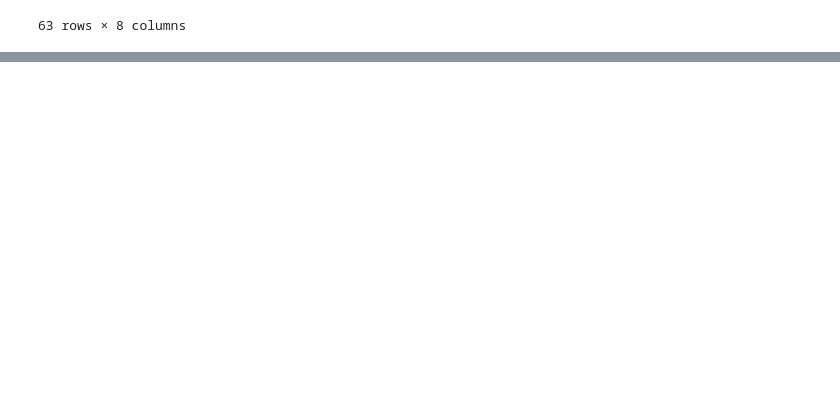
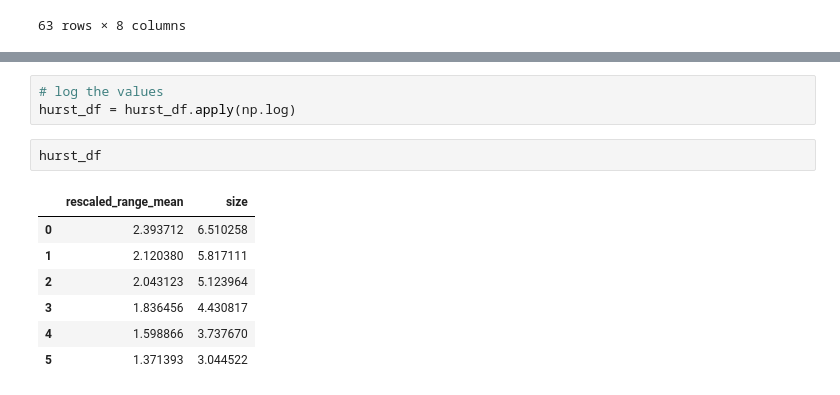
Before and after one commit to regression-gerry/hurst_capstone, a Jupyter notebook: notebooks/rescaled_range_analysis.ipynb, the cells around one changed output, grey strips where cells are left out. Drawn from its saved outputs; the diff is of its cells as text; blank space fills up the shorter version.

```diff
--- a/notebooks/rescaled_range_analysis.ipynb
+++ b/notebooks/rescaled_range_analysis.ipynb
@@ -166,0 +173,13 @@ six_three_means
+# %%
+# log the values
+hurst_df = hurst_df.apply(np.log)
+# %%
+hurst_df
+# %% [output]
+|  | rescaled_range_mean | size |
+| 0 | 2.393712 | 6.510258 |
+| 1 | 2.120380 | 5.817111 |
+| 2 | 2.043123 | 5.123964 |
+| 3 | 1.836456 | 4.430817 |
+| 4 | 1.598866 | 3.737670 |
+| 5 | 1.371393 | 3.044522 |
```
Also changed, not shown: parts of 8 cells of this notebook.
